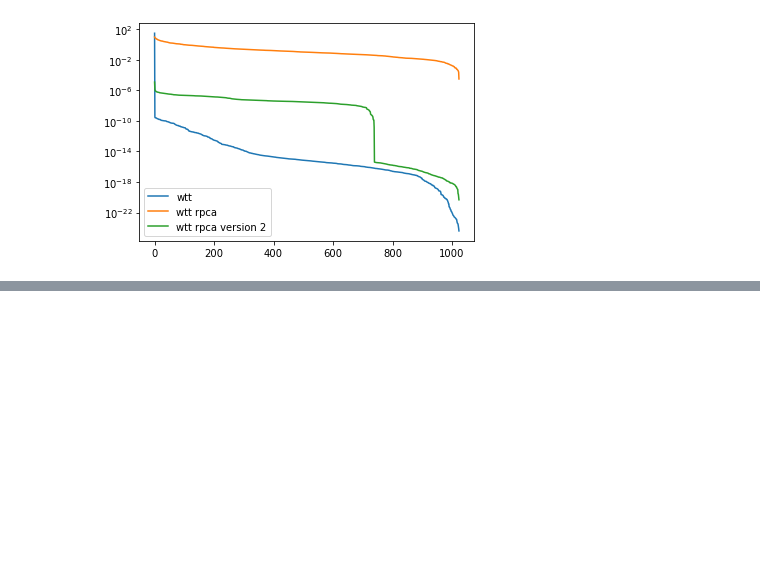
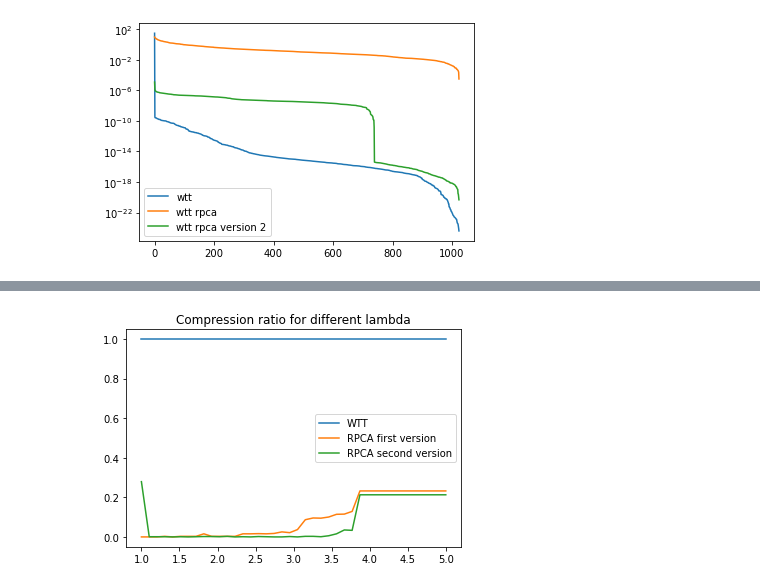
Before and after one commit to d1kolyadin/AMI_diploma, a Jupyter notebook: wtt-rpca-3.ipynb, the cells around one changed output, grey strips where cells are left out. Saved outputs shown, nothing was run; the diff lists cells and outputs as text; code cells hidden in the pictures; blank space fills up the shorter version.

```diff
--- a/wtt-rpca-3.ipynb
+++ b/wtt-rpca-3.ipynb
@@ -695,0 +831,9 @@ np.linalg.norm(signal - iwtt_res_2)
+# %%
+plt.plot(scales, np.full(scales.shape, comp_ratio_wtt), label='WTT')
+plt.plot(scales, np.full(scales.shape, comp_ratios_rpca_1), label='RPCA first version')
+plt.plot(scales, np.full(scales.shape, comp_ratios_rpca_2), label='RPCA second version')
+plt.title("Compression ratio for different lambda")
+plt.legend()
+plt.show()
+# %% [output]
+[figure, added]
```
Also changed, not shown: parts of 17 cells of this notebook, 1 other file.
